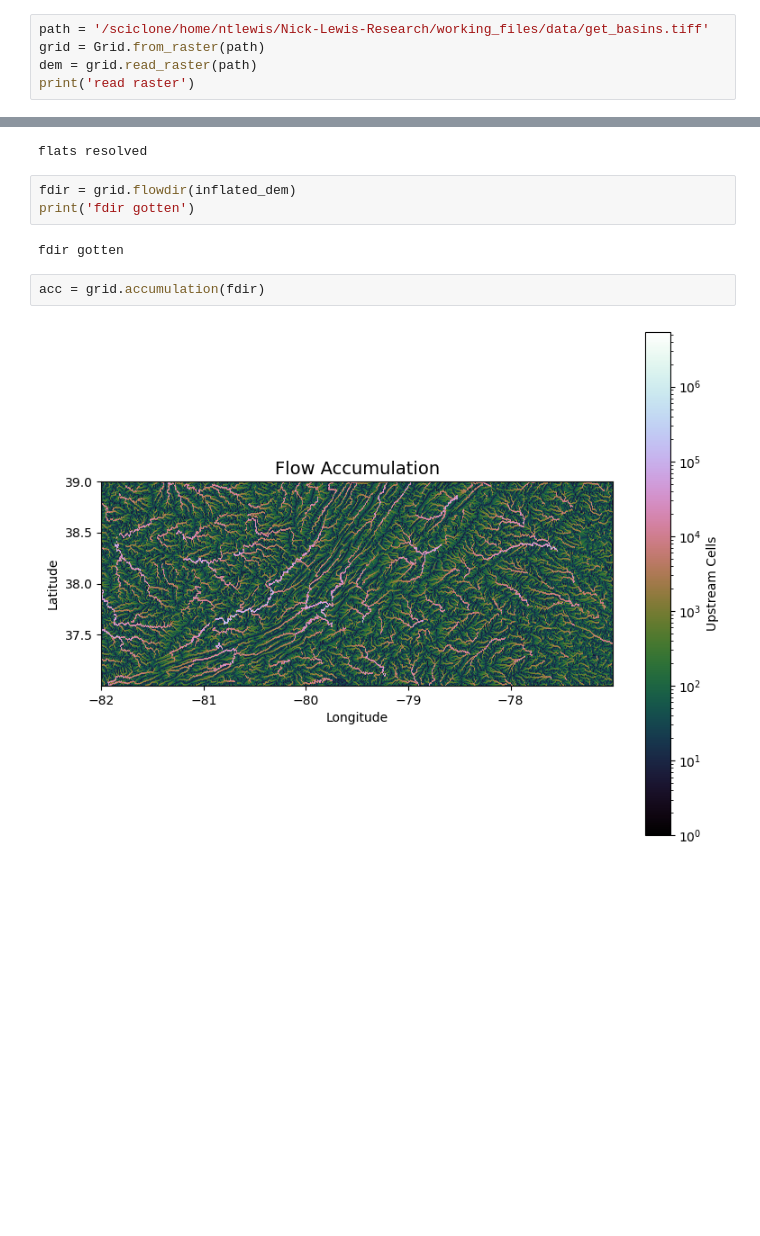
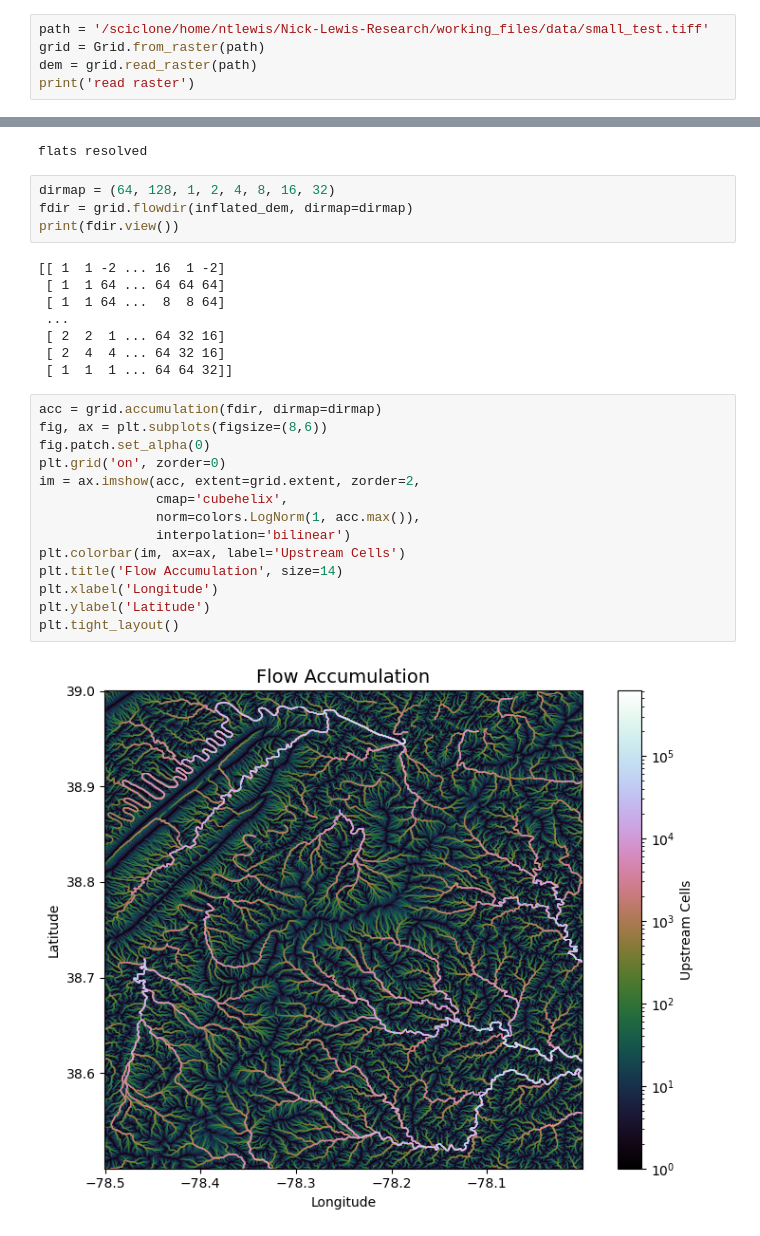
Before and after one commit to ntlewis1251/Nick-Lewis-Research, a Jupyter notebook: working_files/get_basins.ipynb, the cells around one changed output, grey strips where cells are left out. Drawn from its saved outputs; the diff is of its cells as text; blank space fills up the shorter version.

```diff
--- a/working_files/get_basins.ipynb
+++ b/working_files/get_basins.ipynb
@@ -8,5 +11,5 @@ import matplotlib.pyplot as plt
 # %%
-path = '/sciclone/home/ntlewis/Nick-Lewis-Research/working_files/data/get_basins.tiff'
+path = '/sciclone/home/ntlewis/Nick-Lewis-Research/working_files/data/small_test.tiff'
 grid = Grid.from_raster(path)
 dem = grid.read_raster(path)
 print('read raster')
@@ -28,13 +31,32 @@ print('flats resolved')
 # %% [output]
 flats resolved
 # %%
-fdir = grid.flowdir(inflated_dem)
-print('fdir gotten')
+dirmap = (64, 128, 1, 2, 4, 8, 16, 32)
+fdir = grid.flowdir(inflated_dem, dirmap=dirmap)
+print(fdir.view())
 # %% [output]
-fdir gotten
+[[ 1  1 -2 ... 16  1 -2]
+ [ 1  1 64 ... 64 64 64]
+ [ 1  1 64 ...  8  8 64]
+ ...
+ [ 2  2  1 ... 64 32 16]
+ [ 2  4  4 ... 64 32 16]
+ [ 1  1  1 ... 64 64 32]]
 # %%
-acc = grid.accumulation(fdir)
+acc = grid.accumulation(fdir, dirmap=dirmap)
+fig, ax = plt.subplots(figsize=(8,6))
+fig.patch.set_alpha(0)
+plt.grid('on', zorder=0)
+im = ax.imshow(acc, extent=grid.extent, zorder=2,
+               cmap='cubehelix',
+               norm=colors.LogNorm(1, acc.max()),
+               interpolation='bilinear')
+plt.colorbar(im, ax=ax, label='Upstream Cells')
+plt.title('Flow Accumulation', size=14)
+plt.xlabel('Longitude')
+plt.ylabel('Latitude')
+plt.tight_layout()
 # %% [output]
-[figure, old version]
+[figure, new version]
 # %%
 arr = np.array(acc.coords)
```
Also changed, not shown: parts of 10 cells of this notebook, 1 other file.
